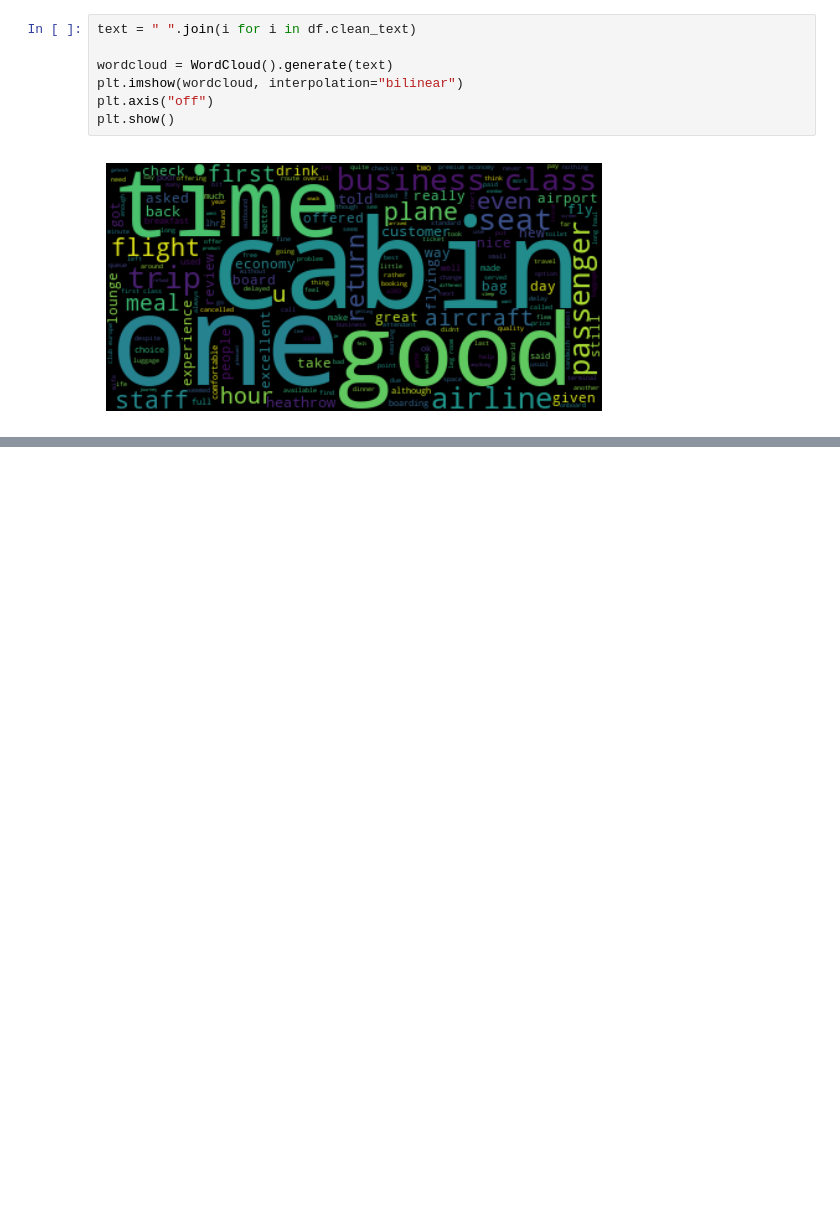
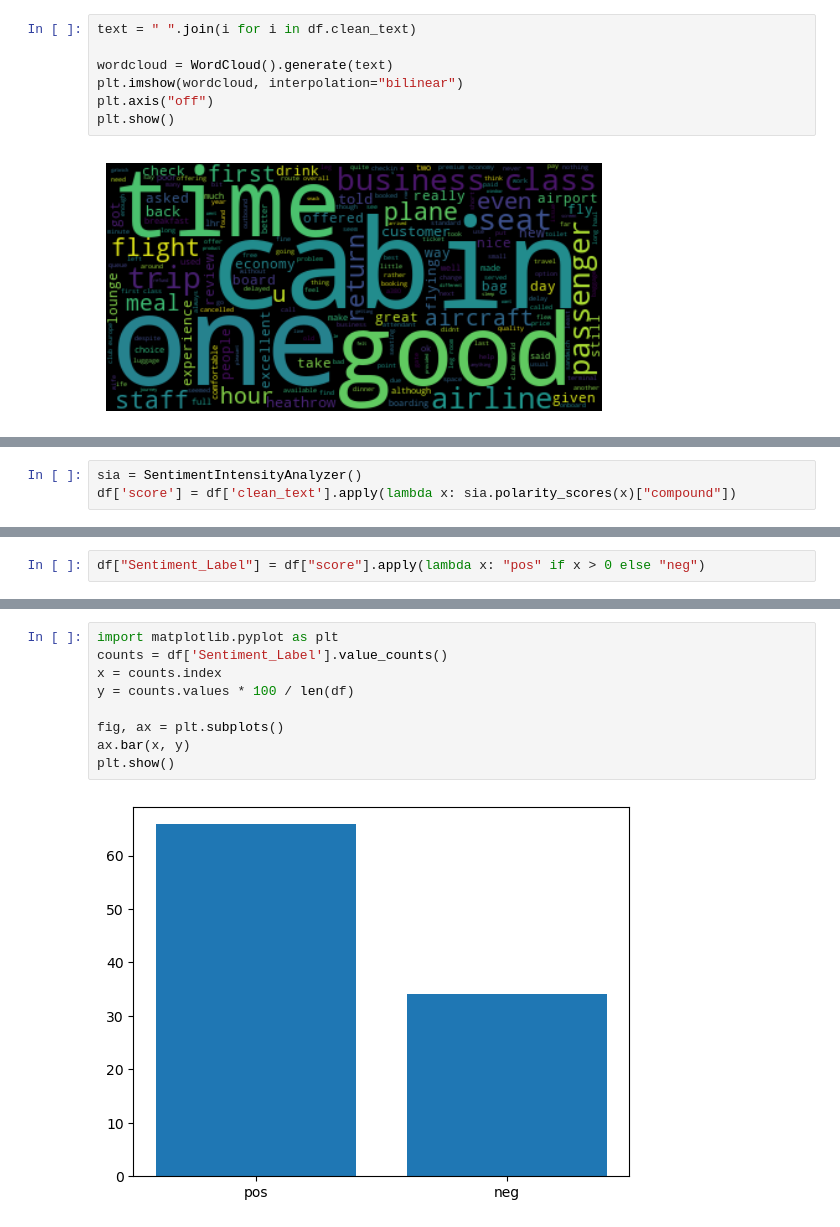
Before and after one commit to RicaRodz/British_Airways_Job_sim, a Jupyter notebook: data_scraping.ipynb, the cells around one changed output, grey strips where cells are left out. Cells and saved outputs as stored; diff of their text form; blank space fills up the shorter version.

Commit message:
sentiment analysis finished

```diff
--- a/data_scraping.ipynb
+++ b/data_scraping.ipynb
@@ -271,0 +281,3 @@ plt.show()
+# %%
+sia = SentimentIntensityAnalyzer()
+df['score'] = df['clean_text'].apply(lambda x: sia.polarity_scores(x)["compound"])
@@ -271,0 +293,2 @@ plt.show()
+# %%
+df["Sentiment_Label"] = df["score"].apply(lambda x: "pos" if x > 0 else "neg")
@@ -271,0 +310,11 @@ plt.show()
+# %%
+import matplotlib.pyplot as plt
+counts = df['Sentiment_Label'].value_counts()
+x = counts.index
+y = counts.values * 100 / len(df)
+
+fig, ax = plt.subplots()
+ax.bar(x, y)
+plt.show()
+# %% [output]
+[figure, added]
```
Also changed, not shown: parts of 5 cells of this notebook, 1 other file.
